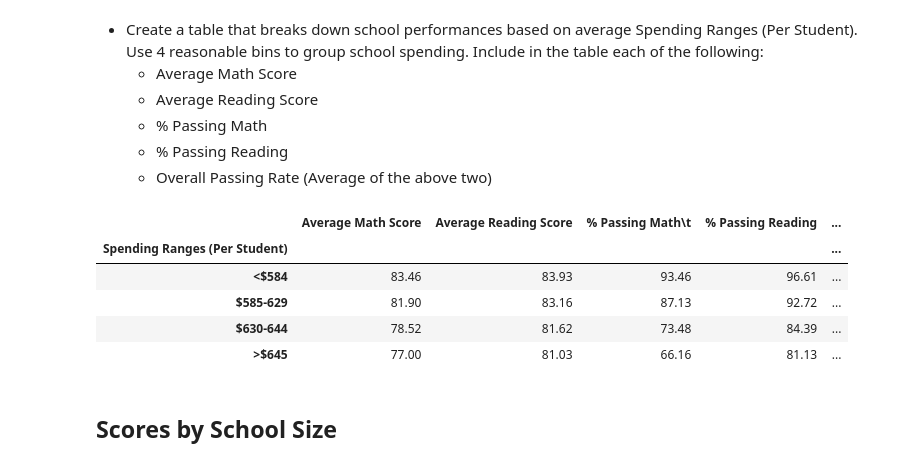
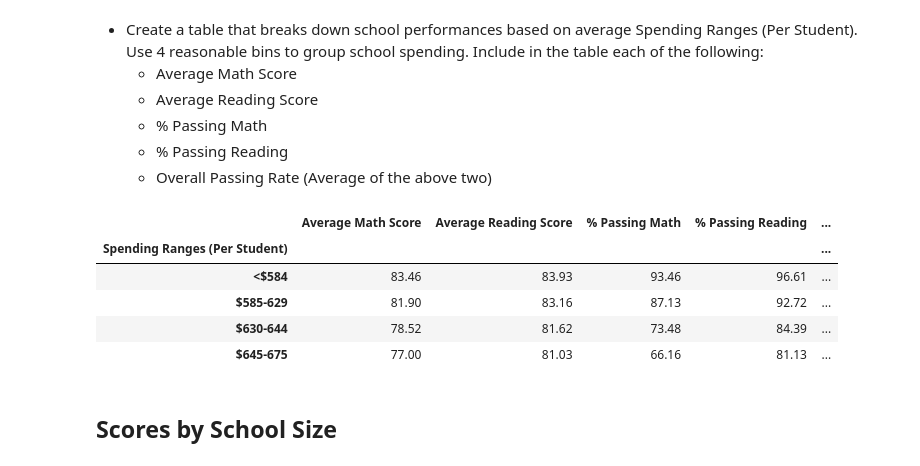
Before and after one commit to ushaakumaar/School_Performance_Analysis-Pandas, a Jupyter notebook: PyCitySchools/PyCitySchools_starter.ipynb, the cells around one changed output. Cells and saved outputs as stored; diff of their text form; code cells hidden in the pictures.

Commit message:
Changed the logic to create bins - using pd.cut() instead of np.select()

```diff
--- a/PyCitySchools/PyCitySchools_starter.ipynb
+++ b/PyCitySchools/PyCitySchools_starter.ipynb
@@ -324,57 +323,47 @@ readingScoresByGradePerSchoolDF
 # Create a new DataFrame for Scores by School Spending
 scoresBySchoolSpending = schoolSummaryDF
 
-# Create a list of conditions for the four reasonable bins to group school spending
-conditions = [
-    (scoresBySchoolSpending["Per Student Budget"] <= 584),
-    (scoresBySchoolSpending["Per Student Budget"] >= 585) & (scoresBySchoolSpending["Per Student Budget"] <= 629),
-    (scoresBySchoolSpending["Per Student Budget"] >= 630) & (scoresBySchoolSpending["Per Student Budget"] <= 644),
-    (scoresBySchoolSpending["Per Student Budget"] >= 645),
-]
+# Create a list of labels we want to assign for each bin
+spendingRangesLabels = ["<$584","$585-629","$630-644","$645-675"]
 
-# Create a list of the values we want to assign for each condition above
-values = ["<$584","$585-629","$630-644",">$645"]
-
-# Create a new column and use np.select to assign the bin
-# of Spending Ranges (Per Student) that each school falls
-# into, using the lists as arguments
-scoresBySchoolSpending["Spending Ranges (Per Student)"] = np.select(conditions,values)
+# Create a new column and use pd.cut() to assign the bin
+# of Spending Ranges (Per Student) that each school falls into
+scoresBySchoolSpending["Spending Ranges (Per Student)"] = pd.cut(x = scoresBySchoolSpending["Per Student Budget"],
+                                                                 bins = [0,584,629,644,675],
+                                                                 labels=spendingRangesLabels)
 
 # Calculate Average Math Score by School Spending
 avgMathScoreBySpending =  scoresBySchoolSpending.groupby(["Spending Ranges (Per Student)"])["Average Math Score"].mean()
 
 # Calculate Average Reading Score by School Spending
 avgReadScoreBySpending = scoresBySchoolSpending.groupby(["Spending Ranges (Per Student)"])["Average Reading Score"].mean()
 
 # Calculate % Passing Math by School Spending
 percentMathPassBySpending = scoresBySchoolSpending.groupby(["Spending Ranges (Per Student)"])["% Passing Math"].mean()
 
 # Calculate % Passing Reading by School Spending
 percentReadPassBySpending = scoresBySchoolSpending.groupby(["Spending Ranges (Per Student)"])["% Passing Reading"].mean()
 
 # Calculate Overall Passing Rate by School Spending
 percentOverallPassBySpending = scoresBySchoolSpending.groupby(["Spending Ranges (Per Student)"])["% Overall Passing"].mean()
 
 # Combine the series into a dataframe
 scoresBySchoolSpendingDF = pd.DataFrame({
     "Average Math Score"  : round(avgMathScoreBySpending,2),
     "Average Reading Score" : round(avgReadScoreBySpending,2),
     "% Passing Math" : round(percentMathPassBySpending,2),
     "% Passing Reading" : round(percentReadPassBySpending,2),
     "% Overall Passing": round(percentOverallPassBySpending,2)
 })
 
-scoresBySchoolSpendingDF.sort_values(by=["% Overall Passing"],
-                                     inplace = True,
-                                     ascending = False)
 scoresBySchoolSpendingDF
 # %% [output]
-|  | Average Math Score | Average Reading Score | % Passing Math\t | % Passing Reading | ... |
+|  | Average Math Score | Average Reading Score | % Passing Math | % Passing Reading | ... |
 | Spending Ranges (Per Student) |  |  |  |  | ... |
 | <$584 | 83.46 | 83.93 | 93.46 | 96.61 | ... |
 | $585-629 | 81.90 | 83.16 | 87.13 | 92.72 | ... |
 | $630-644 | 78.52 | 81.62 | 73.48 | 84.39 | ... |
-| >$645 | 77.00 | 81.03 | 66.16 | 81.13 | ... |
+| $645-675 | 77.00 | 81.03 | 66.16 | 81.13 | ... |
 # %% [markdown]
 ## Scores by School Size
 # %% [markdown]
```
Also changed, not shown: parts of 2 cells of this notebook.
